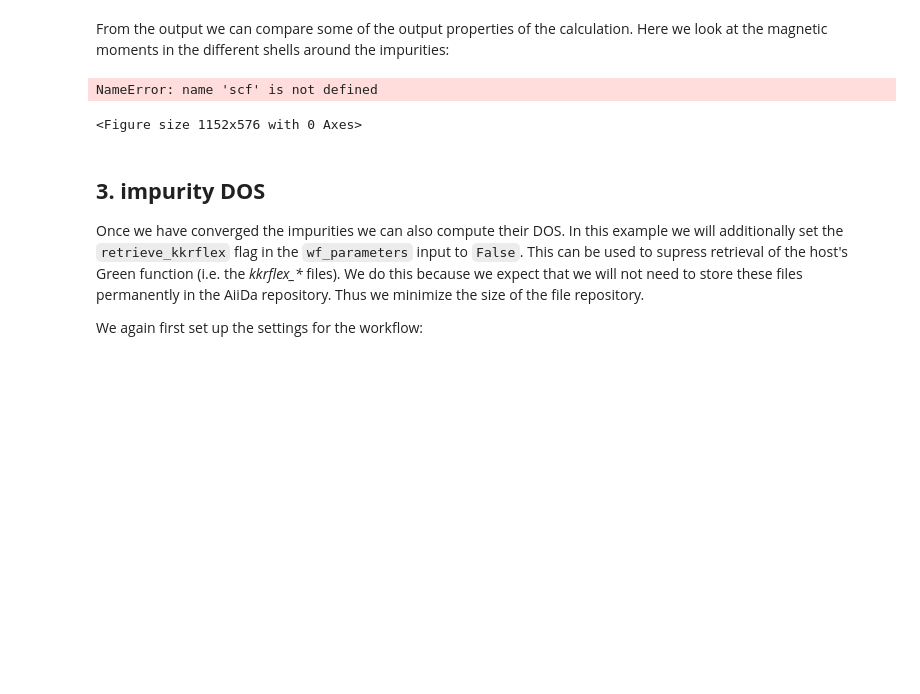
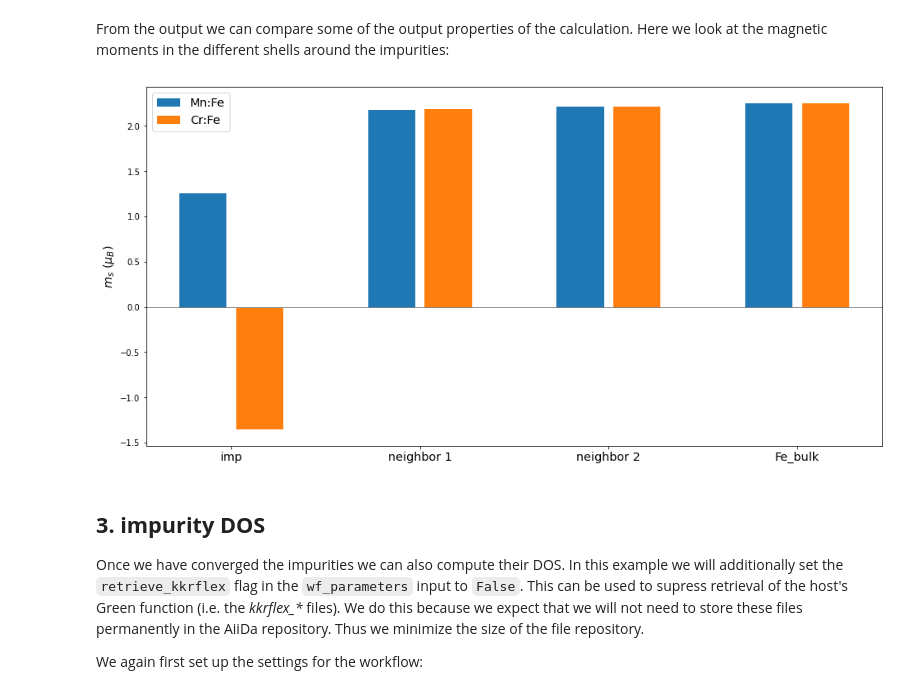
Before and after one commit to JuDFTteam/judft_tutorials, a Jupyter notebook: tutorials/iffaiida_tutorial_01_2020/aiida-kkr/AiiDA-KKR_tutorial_workflows_II.ipynb, the cells around one changed output. Saved outputs shown, nothing was run; the diff lists cells and outputs as text; code cells hidden in the pictures; blank space fills up the shorter version.

```diff
--- a/tutorials/iffaiida_tutorial_01_2020/aiida-kkr/AiiDA-KKR_tutorial_workflows_II.ipynb
+++ b/tutorials/iffaiida_tutorial_01_2020/aiida-kkr/AiiDA-KKR_tutorial_workflows_II.ipynb
@@ -147,30 +154,29 @@ From the output we can compare some of the output properties of the calculation.
 # %%
 import numpy as np
 
 import matplotlib.pyplot as plt
 plt.figure(figsize=(16,8))
 
 for i, imp in enumerate([imp_scf_Mn, imp_scf]):
     moms = np.round(np.array(imp.outputs.last_calc_output_parameters['convergence_group']['total_spin_moment_all_iterations'][0])[:,-1], 3)
     # extract moments of the different shells
     ms_imp = moms[0]
     ms_shell1 = moms[1]
     ms_shell2 = moms[9]
     # reference bulkf Fe value
-    ms_Fe_bulk = scf.outputs.last_calc_out['magnetism_group']['spin_moment_per_atom'][0]
+    ms_Fe_bulk = scf_conv.outputs.last_calc_out['magnetism_group']['spin_moment_per_atom'][0]
 
     moms = [ms_imp, ms_shell1, ms_shell2, ms_Fe_bulk]
     names = [imp.label, 'neighbor 1', 'neighbor 2', 'Fe_bulk']
 
     x = np.arange(len(moms))
     plt.bar(2*x-0.3+i*0.6, moms, label=names[0], width=0.5)
     plt.xticks(2*x, ['imp']+names[1:], fontsize='x-large')
     plt.legend(fontsize='x-large')
     plt.ylabel('$m_s$ ($\mu_B$)', fontsize='x-large')
     plt.axhline(0, color='grey', lw=1)
 # %% [output]
-NameError: name 'scf' is not defined
-<Figure size 1152x576 with 0 Axes>
+[figure, added]
 # %% [markdown]
 ## **3. impurity DOS**
 
```
Also changed, not shown: parts of 8 cells of this notebook, 11 other files.
